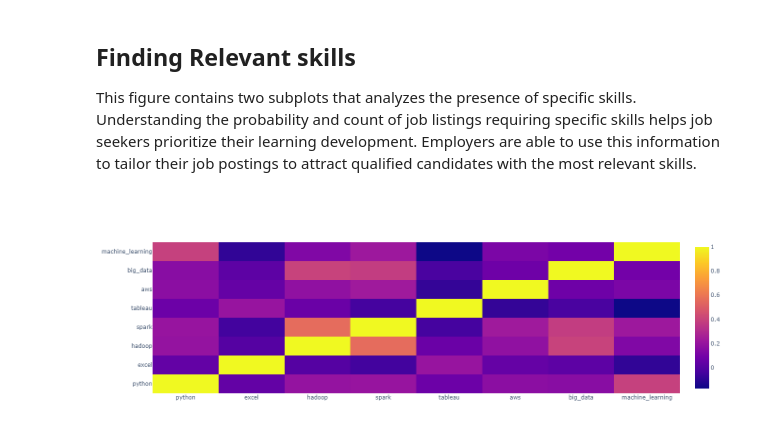
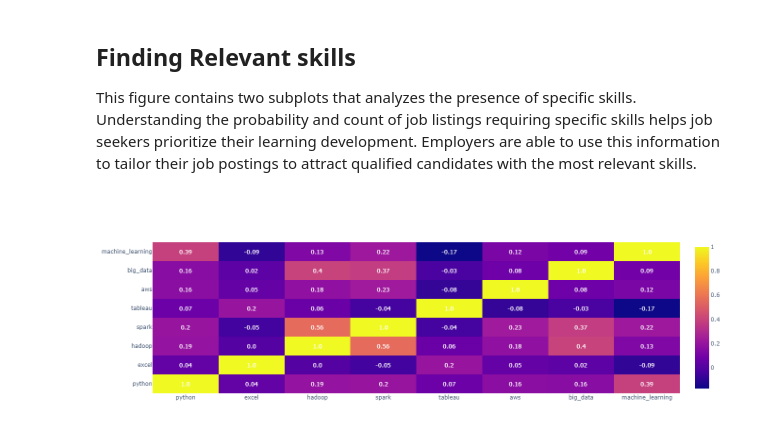
Before and after one commit to AngelX62/Data-Science-Job-Clean, a Jupyter notebook: Data_Science.ipynb, the cells around one changed output. Saved outputs shown, nothing was run; the diff lists cells and outputs as text; code cells hidden in the pictures.

Commit message:
Annotations for heatmap

```diff
--- a/Data_Science.ipynb
+++ b/Data_Science.ipynb
@@ -627,14 +647,27 @@ This figure contains two subplots that analyzes the presence of specific skills.
 # %%
 correl = df[['python', 'excel', 'hadoop', 'spark',
              'tableau', 'aws', 'big_data', 'machine_learning']].corr()
+leng = [(i, j) for i in range(len(correl)) for j in range(len(correl))]
+annotations = [
+    go.layout.Annotation(
+        x = correl.columns[j],
+        y = correl.columns[i],
+        text=str(round(correl.iloc[i,j], 2)),
+        showarrow=False,
+        font=dict(size=12, color="white")
+    )
+    for i, j in leng
+]
 
 fig = go.Figure(data=go.Heatmap(
     z=correl.values,
     x=correl.columns,
     y=correl.columns
 ))
 
-fig.update_layout(height=500, width=1000)
+fig.update_layout(height=500,
+                  width=1000,
+                 annotations=annotations)
 fig.show()
 # %% [output]
-[figure, old version]
+[figure, new version]
```
Also changed, not shown: parts of 4 cells of this notebook.
